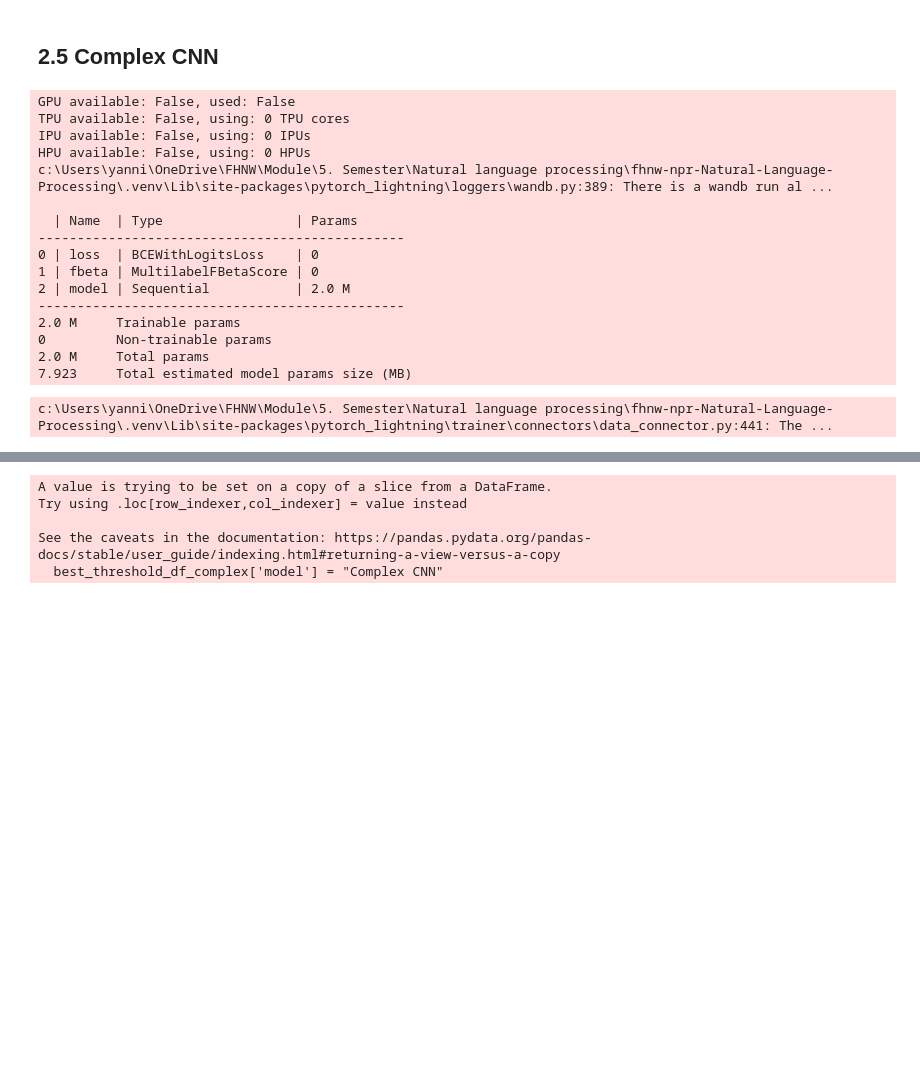
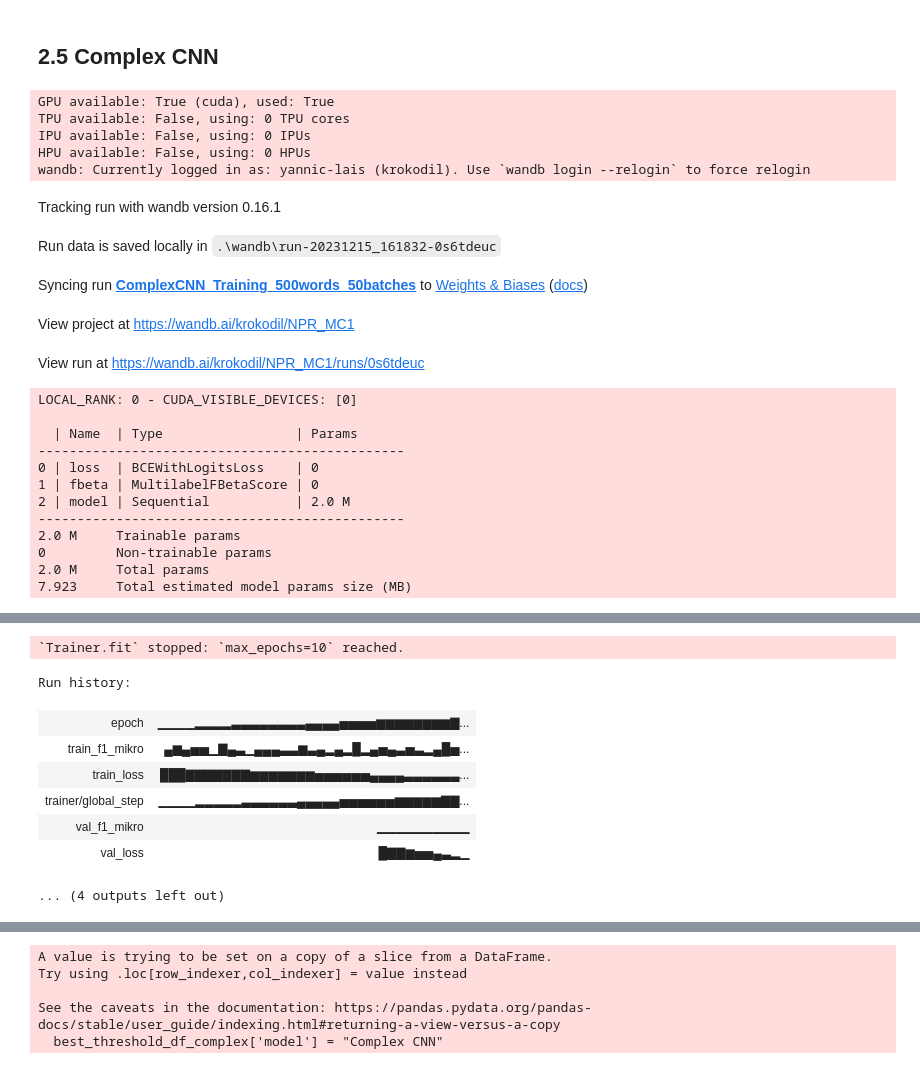
Before and after one commit to 7ben18/fhnw-npr-Natural-Language-Processing, a Jupyter notebook: mini-challenge1/npr-minichallenge1-yannic-ben.ipynb, the cells around one changed output, grey strips where cells are left out. Saved outputs shown, nothing was run; the diff lists cells and outputs as text; code cells hidden in the pictures; blank space fills up the shorter version.

```diff
--- a/mini-challenge1/npr-minichallenge1-yannic-ben.ipynb
+++ b/mini-challenge1/npr-minichallenge1-yannic-ben.ipynb
@@ -1040,21 +1038,3 @@ class SimpleCNN(CustomLightningModel):
             nn.Dropout(dropout_rate),
             nn.Linear(50, self.num_classes)
         ).to(device)
-# %%
-# Simple CNN with CV
-train_data = train_dataset
-test_data = test_dataset
-
-# Hyperparameter
-k_folds = 5
-batch_size = batch_size
-learning_rate = 0.001
-num_classes = 57
-dropout_rate = 0.25
-
-results = k_fold_cross_validation(SimpleCNN, k_folds, learning_rate, num_classes, dropout_rate, batch_size, train_data, test_data)
-
-'''# Ergebnisse für jeden Fold ausgeben
-for fold, result in enumerate(results):
-    print(f"Ergebnisse für Fold {fold}: {result}")
-'''
@@ -1209,9 +1124,9 @@ class ComplexCNN(CustomLightningModel):
         super().__init__(lr, num_classes)
 
         # Spezifikationen
-        batch_size = batch_size
-        num_vectors = words_per_vector
-        vector_size = vector_size
+        batch_size = 50
+        num_vectors = 500
+        vector_size = 300
 
         # Initialisieren Sie die Größe der Eingabe
         input_size = (batch_size, num_vectors, vector_size)
@@ -1238,28 +1153,33 @@ class ComplexCNN(CustomLightningModel):
         )
 # %%
 # Instanziieren Sie Ihr Modell
-complexCNN = ComplexCNN(lr=0.001, num_classes=57)
+complexCNN = ComplexCNN(lr=0.001, num_classes=57, dropout_rate=0.25)
 
 wandb_logger = WandbLogger(name="ComplexCNN_Training_500words_50batches", project="NPR_MC1")
-trainer = pl.Trainer(max_epochs=15, logger=wandb_logger)
+trainer = pl.Trainer(max_epochs=10, logger=wandb_logger, accelerator="gpu" if torch.cuda.is_available() else 'cpu', log_every_n_steps=1)
 trainer.fit(complexCNN, train_loader, test_loader)
 
 wandb_logger.experiment.finish()
 # %% [output]
-GPU available: False, used: False
+GPU available: True (cuda), used: True
 TPU available: False, using: 0 TPU cores
 IPU available: False, using: 0 IPUs
 HPU available: False, using: 0 HPUs
-c:\Users\yanni\OneDrive\FHNW\Module\5. Semester\Natural language processing\fhnw-npr-Natural-Language-Processing\.venv\Lib\site-packages\pytorch_lightning\loggers\wandb.py:389: There is a wandb run al ...
-
-  | Name  | Type                 | Params
------------------------------------------------
-0 | loss  | BCEWithLogitsLoss    | 0
-1 | fbeta | MultilabelFBetaScore | 0
-2 | model | Sequential           | 2.0 M
------------------------------------------------
-2.0 M     Trainable params
-0         Non-trainable params
-2.0 M     Total params
-7.923     Total estimated model params size (MB)
+wandb: Currently logged in as: yannic-lais (krokodil). Use `wandb login --relogin` to force relogin
+Tracking run with wandb version 0.16.1
+Run data is saved locally in .\wandb\run-20231215_161832-0s6tdeuc
+Syncing run ComplexCNN_Training_500words_50batches to Weights & Biases (docs)
+View project at https://wandb.ai/krokodil/NPR_MC1
+View run at https://wandb.ai/krokodil/NPR_MC1/runs/0s6tdeuc
-c:\Users\yanni\OneDrive\FHNW\Module\5. Semester\Natural language processing\fhnw-npr-Natural-Language-Processing\.venv\Lib\site-packages\pytorch_lightning\trainer\connectors\data_connector.py:441: The ...
+LOCAL_RANK: 0 - CUDA_VISIBLE_DEVICES: [0]
+
+  | Name  | Type                 | Params
+-----------------------------------------------
+0 | loss  | BCEWithLogitsLoss    | 0
+1 | fbeta | MultilabelFBetaScore | 0
+2 | model | Sequential           | 2.0 M
+-----------------------------------------------
+2.0 M     Trainable params
+0         Non-trainable params
+2.0 M     Total params
+7.923     Total estimated model params size (MB)
@@ -1267,3 +1188,12 @@ NameError: name 'threshold' is not defined
+`Trainer.fit` stopped: `max_epochs=10` reached.
+Run history:
+| epoch | ▁▁▁▁▂▂▂▂▃▃▃▃▃▃▃▃▄▄▄▄▅▅▅▅▆▆▆▆▆▆▆▆▇... |
+| train_f1_mikro | ▄▆▄▅▅▁▇▄▃▁▄▄▄▃▃▆▃▄▂▄▂█▂▄▅▄▃▅▃▂▄█▅... |
+| train_loss | ███▇▇▇▇▇▇▇▆▆▆▆▆▆▆▅▅▅▅▅▅▄▄▄▄▃▃▃▃▃▃... |
+| trainer/global_step | ▁▁▁▁▂▂▂▂▂▃▃▃▃▃▃▄▄▄▄▄▅▅▅▅▅▅▆▆▆▆▆▇▇... |
+| val_f1_mikro | ▁▁▁▁▁▁▁▁▁▁ |
+| val_loss | █▇▇▆▅▅▄▃▂▁ |
+... (4 outputs left out)
 # %%
 results_df_complexCNN, best_threshold_complexCNN = test_thresholds(complexCNN, test_loader, thresholds)
 
```
Also changed, not shown: parts of 20 cells of this notebook, 2 other files.
